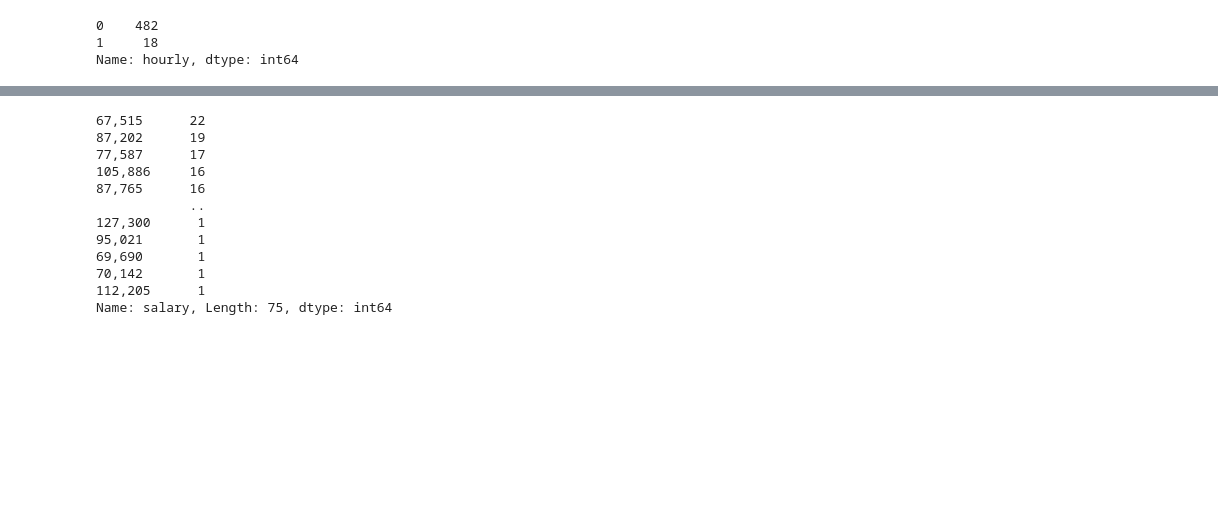
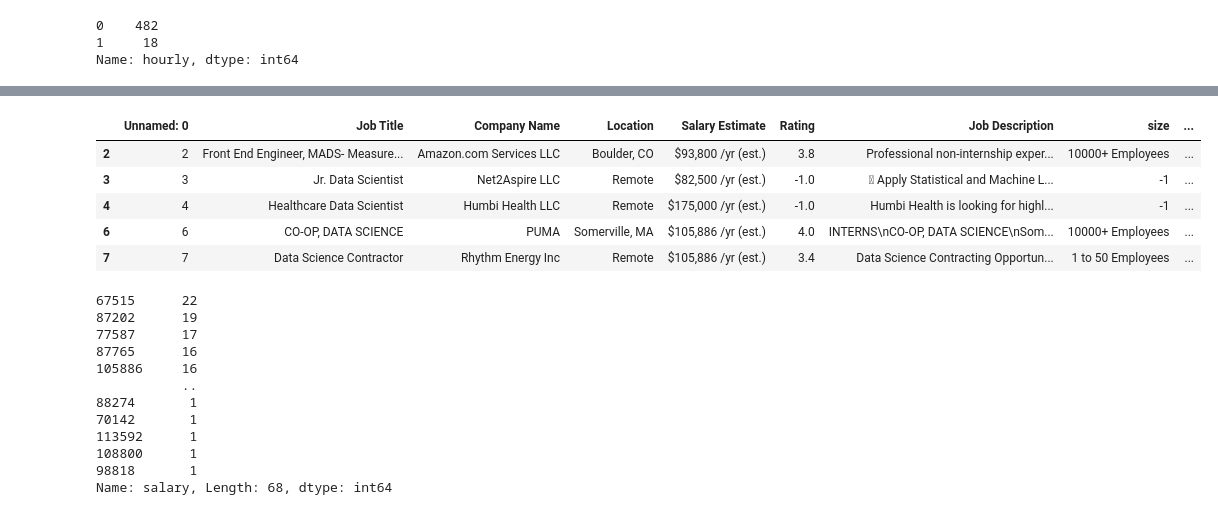
Before and after one commit to EiderDiaz/data_wrangling_scrapp, a Jupyter notebook: data_cleaning.ipynb, the cells around one changed output, grey strips where cells are left out. Cells and saved outputs as stored; diff of their text form; code cells hidden in the pictures; blank space fills up the shorter version.

```diff
--- a/data_cleaning.ipynb
+++ b/data_cleaning.ipynb
@@ -24,17 +67,30 @@ Name: hourly, dtype: int64
+# %%
+df = df.drop(df[df.hourly == 1].index)
+# %%
+df.head()
+# %% [output]
+|  | Unnamed: 0 | Job Title | Company Name | Location | Salary Estimate | Rating | Job Description | size | ... |
+| 2 | 2 | Front End Engineer, MADS- Measure... | Amazon.com Services LLC | Boulder, CO | $93,800 /yr (est.) | 3.8 | Professional non-internship exper... | 10000+ Employees | ... |
+| 3 | 3 | Jr. Data Scientist | Net2Aspire LLC | Remote | $82,500 /yr (est.) | -1.0 |  Apply Statistical and Machine L... | -1 | ... |
+| 4 | 4 | Healthcare Data Scientist | Humbi Health LLC | Remote | $175,000 /yr (est.) | -1.0 | Humbi Health is looking for highl... | -1 | ... |
+| 6 | 6 | CO-OP, DATA SCIENCE | PUMA | Somerville, MA | $105,886 /yr (est.) | 4.0 | INTERNS\nCO-OP, DATA SCIENCE\nSom... | 10000+ Employees | ... |
+| 7 | 7 | Data Science Contractor | Rhythm Energy Inc | Remote | $105,886 /yr (est.) | 3.4 | Data Science Contracting Opportun... | 1 to 50 Employees | ... |
 # %%
 salary = df['Salary Estimate'].apply(lambda x: x.split('/')[0])
-df['salary'] = salary.apply(lambda x: x.replace('$',''))
+df['salary'] = salary.apply(lambda x: x.replace('$','').replace(",","") )
+df['salary'] = pd.to_numeric(df['salary'])
+
 df['salary'].value_counts()
 # %% [output]
-67,515      22
-87,202      19
-77,587      17
-105,886     16
-87,765      16
-            ..
-127,300      1
-95,021       1
-69,690       1
-70,142       1
-112,205      1
-Name: salary, Length: 75, dtype: int64
+67515      22
+87202      19
+77587      17
+87765      16
+105886     16
+           ..
+88274       1
+70142       1
+113592      1
+108800      1
+98818       1
+Name: salary, Length: 68, dtype: int64
```
Also changed, not shown: parts of 18 cells of this notebook, 1 other file.
